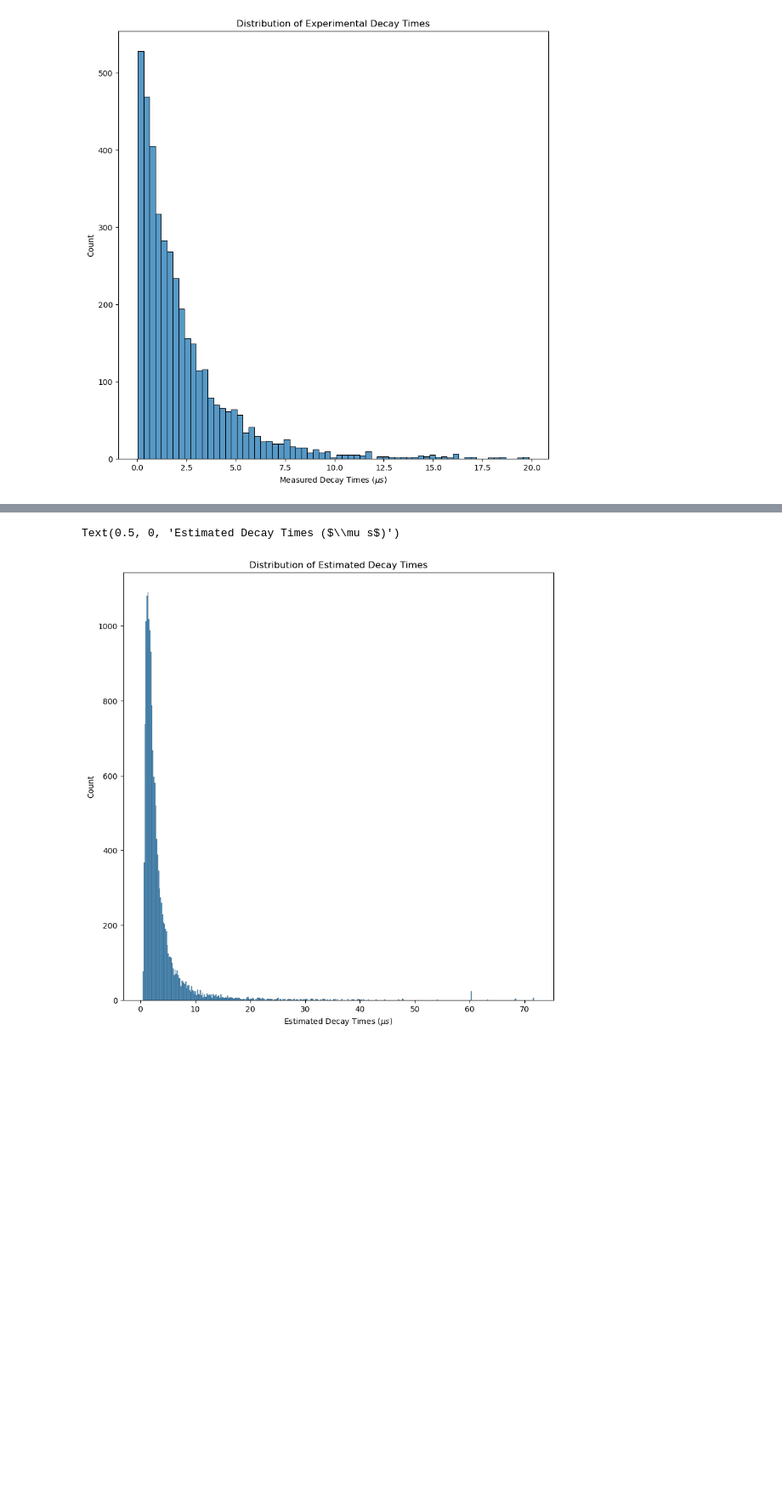
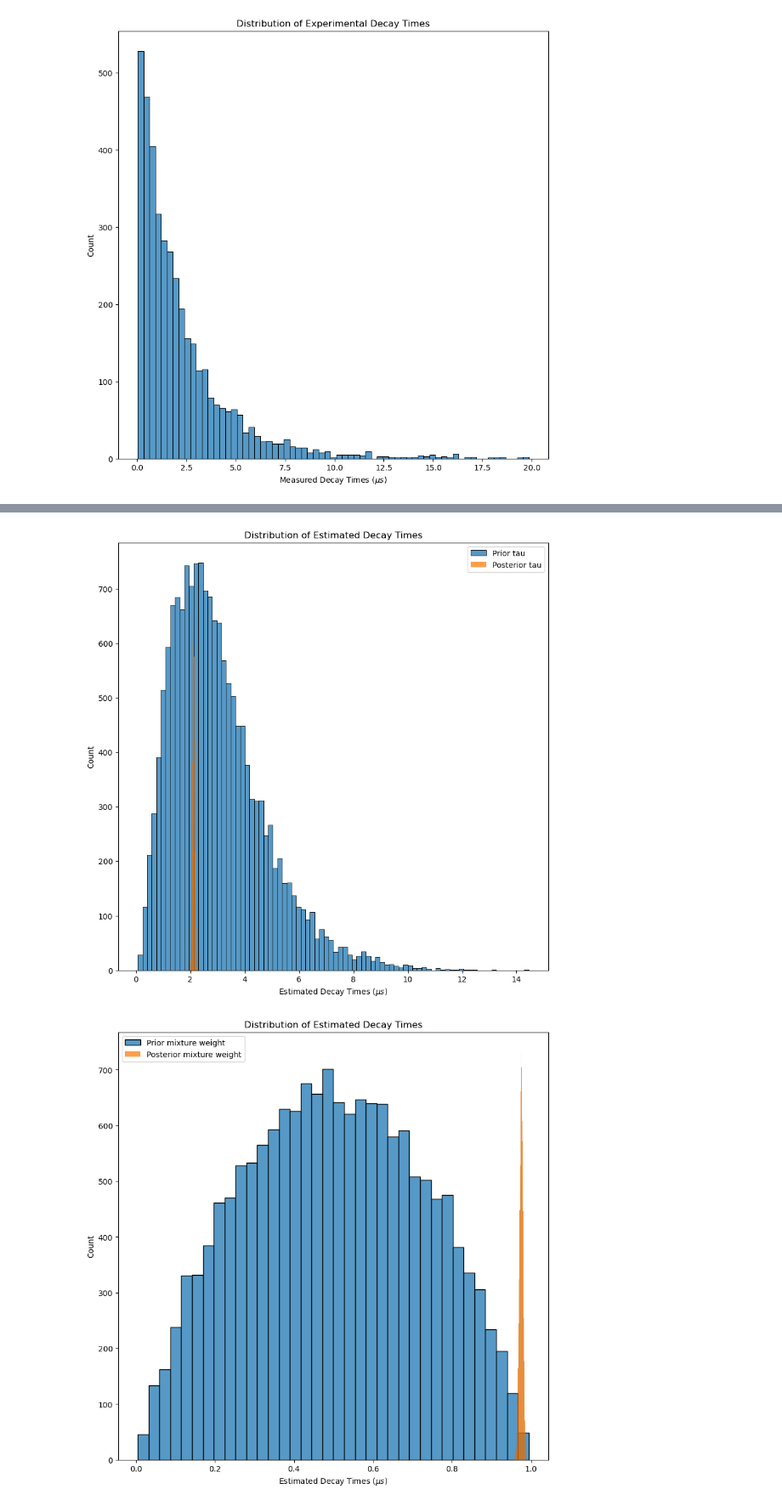
Before and after one commit to NightHydra/CognitiveModelingHomework, a Jupyter notebook: Project/muonPhysics.ipynb, the cells around one changed output, grey strips where cells are left out. Shown at 85% size. Drawn from its saved outputs; the diff is of its cells as text; code cells hidden in the pictures; blank space fills up the shorter version.

```diff
--- a/Project/muonPhysics.ipynb
+++ b/Project/muonPhysics.ipynb
@@ -268,6 +282,7 @@ warn:  Error evaluating the log probability at the initial value.
 # %%
 tau_estimated = 1/fit["lambda"][0]
+w_estimated = fit['w'][0]
 
 print(f"Mean Tau: {np.round(np.mean(tau_estimated), 3)} ± {np.round(np.std(tau_estimated))} 𝜇𝑠") #Is the mean even what we actually want? (DEBUG)
-az.summary(fit, var_names=['lambda', 'beta'], filter_vars="like")
+az.summary(fit, var_names=['lambda', 'w'], filter_vars="like")
 # %% [output]
@@ -288,9 +303,23 @@ array([[<Axes: title={'center': 'lambda'}>,
 # %%
-# Plot histogram of estimated decay time
+# Plot prior and posterior distributions of the decay time
+tau_prior = np.random.gamma(3, scale=1, size=tau_estimated.shape)
 plt.figure(figsize=(10,10))
-ax = sns.histplot(tau_estimated)
+sns.histplot(tau_prior, label="Prior tau")
+sns.histplot(tau_estimated, label="Posterior tau")
 plt.title("Distribution of Estimated Decay Times")
 plt.xlabel("Estimated Decay Times ($\\mu s$)")
+plt.legend()
+plt.show()
+
+# Plot prior and posterior distributions of the weight
+w_prior = np.random.beta(2, 2, size=w_estimated.shape)
+plt.figure(figsize=(10,10))
+sns.histplot(w_prior, label="Prior mixture weight")
+sns.histplot(w_estimated, label="Posterior mixture weight")
+plt.title("Distribution of Estimated Decay Times")
+plt.xlabel("Estimated Decay Times ($\\mu s$)")
+plt.legend()
+plt.show()
 # %% [output]
-Text(0.5, 0, 'Estimated Decay Times ($\\mu s$)')
-[figure, old version]
+[figure, new version]
+[figure, added]
```
Also changed, not shown: parts of 12 cells of this notebook.
